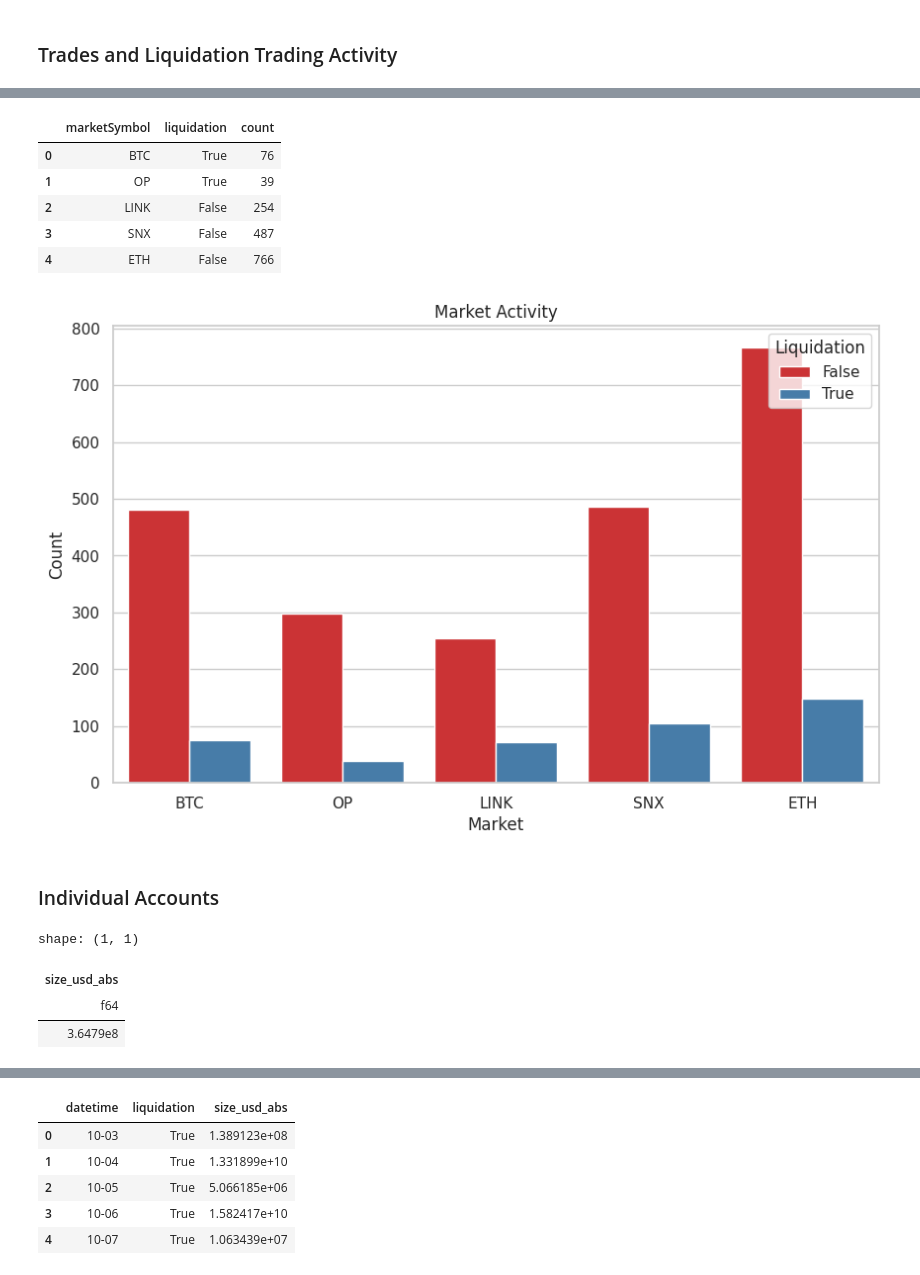
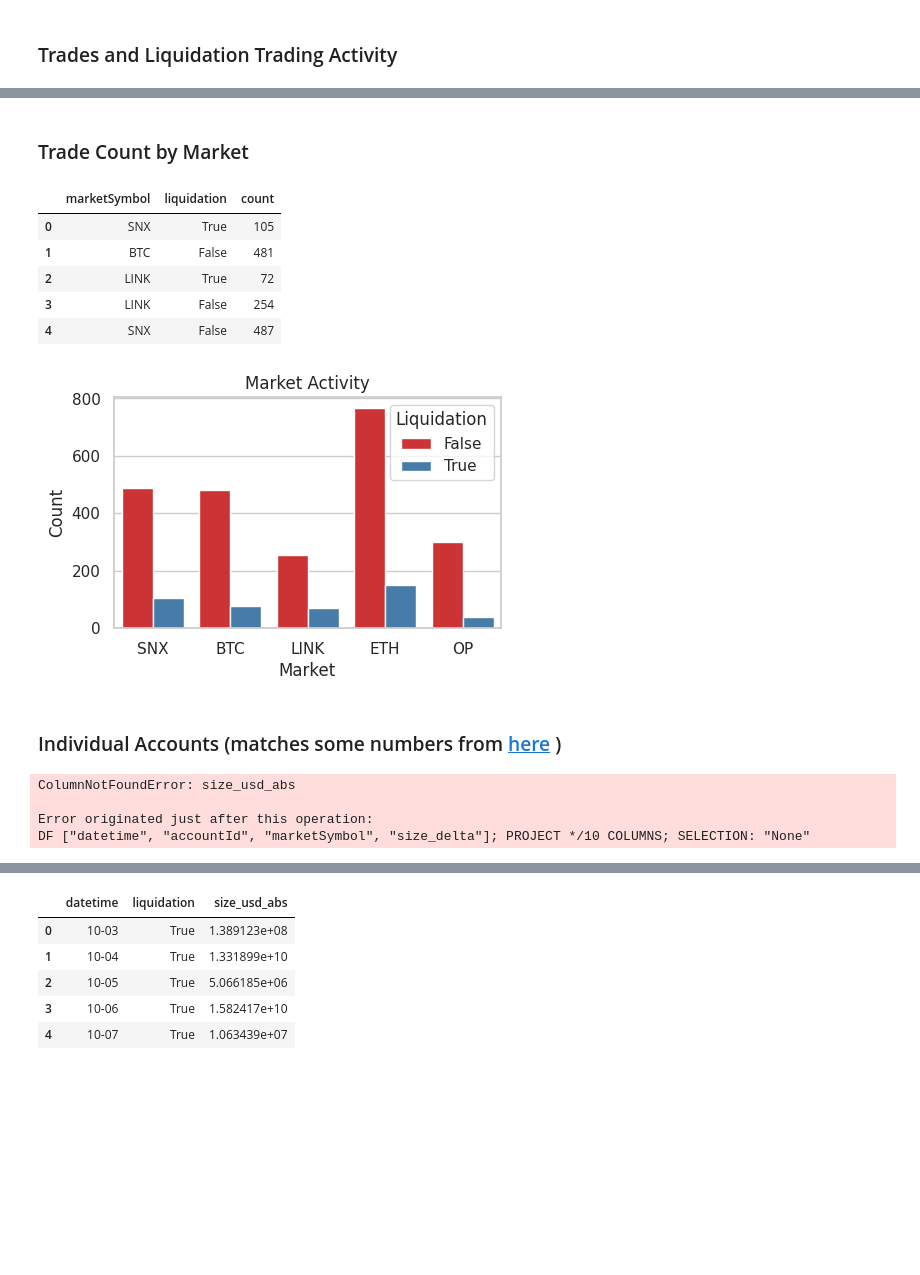
Before and after one commit to Evan-Kim2028/synthetix_v3_analytics, a Jupyter notebook: perps_v3_competition/analysis.ipynb, the cells around one changed output, grey strips where cells are left out. Cells and saved outputs as stored; diff of their text form; code cells hidden in the pictures; blank space fills up the shorter version.

```diff
--- a/perps_v3_competition/analysis.ipynb
+++ b/perps_v3_competition/analysis.ipynb
@@ -9,7 +18,7 @@ polars.config.Config
 # %%
 perps_v3_df = pl.read_parquet("perps_v3.parquet").with_columns([
-    (pl.col('size_delta').abs() * pl.col('price')).alias('size_usd_abs'),
-    (pl.col('size_delta') * pl.col('price')).alias('size_usd')
+    (pl.col('size_delta').abs() * pl.col('price')).alias('size_delta_usd_abs'),
+    (pl.col('size_delta') * pl.col('price')).alias('size_delta_usd')
 ])
 # %%
 # first and last trade
@@ -81,3 +281,5 @@ plt.show()
+# %% [markdown]
+### Trade Count by Market
 # %%
 # Group by datetime, count occurrences, and pivot to create a stacked DataFrame
 market_counts = (perps_v3_df
@@ -87,29 +289,29 @@ market_counts = (perps_v3_df
 market_counts.head(5)
 # %% [output]
 |  | marketSymbol | liquidation | count |
-| 0 | BTC | True | 76 |
-| 1 | OP | True | 39 |
-| 2 | LINK | False | 254 |
-| 3 | SNX | False | 487 |
-| 4 | ETH | False | 766 |
+| 0 | SNX | True | 105 |
+| 1 | BTC | False | 481 |
+| 2 | LINK | True | 72 |
+| 3 | LINK | False | 254 |
+| 4 | SNX | False | 487 |
 # %%
-plt.figure(figsize=(10, 6))  # Set the figure size
+plt.figure(figsize=(5, 3))  # Set the figure size
 sns.set(style="whitegrid")  # Set the style
 
 g = sns.barplot(x="marketSymbol", y="count", hue="liquidation", data=market_counts, palette="Set1")
 
 # Set labels and title
 plt.xlabel("Market")
 plt.ylabel("Count")
 plt.title("Market Activity")
 
 # Show the plot
 plt.legend(title="Liquidation", loc="upper right")
 plt.show()
 # %% [output]
-[figure, old version]
+[figure, new version]
-# %% [markdown]
-### Individual Accounts
+# %% [markdown]
+### Individual Accounts (matches some numbers from [here](https://blog.synthetix.io/perps-v3-testnet-competition-a-wrap-up-rewards-breakdown/) )
 # %%
 # highest volume
 (
@@ -117,10 +319,10 @@ plt.show()
     .filter(pl.col('liquidation') == False)
 ).select(pl.sum('size_usd_abs'))
 # %% [output]
-shape: (1, 1)
+ColumnNotFoundError: size_usd_abs
+
+Error originated just after this operation:
+DF ["datetime", "accountId", "marketSymbol", "size_delta"]; PROJECT */10 COLUMNS; SELECTION: "None"
-| size_usd_abs |
-| f64 |
-| 3.6479e8 |
 # %%
 # highest trade count
 (
```
Also changed, not shown: parts of 24 cells of this notebook.
